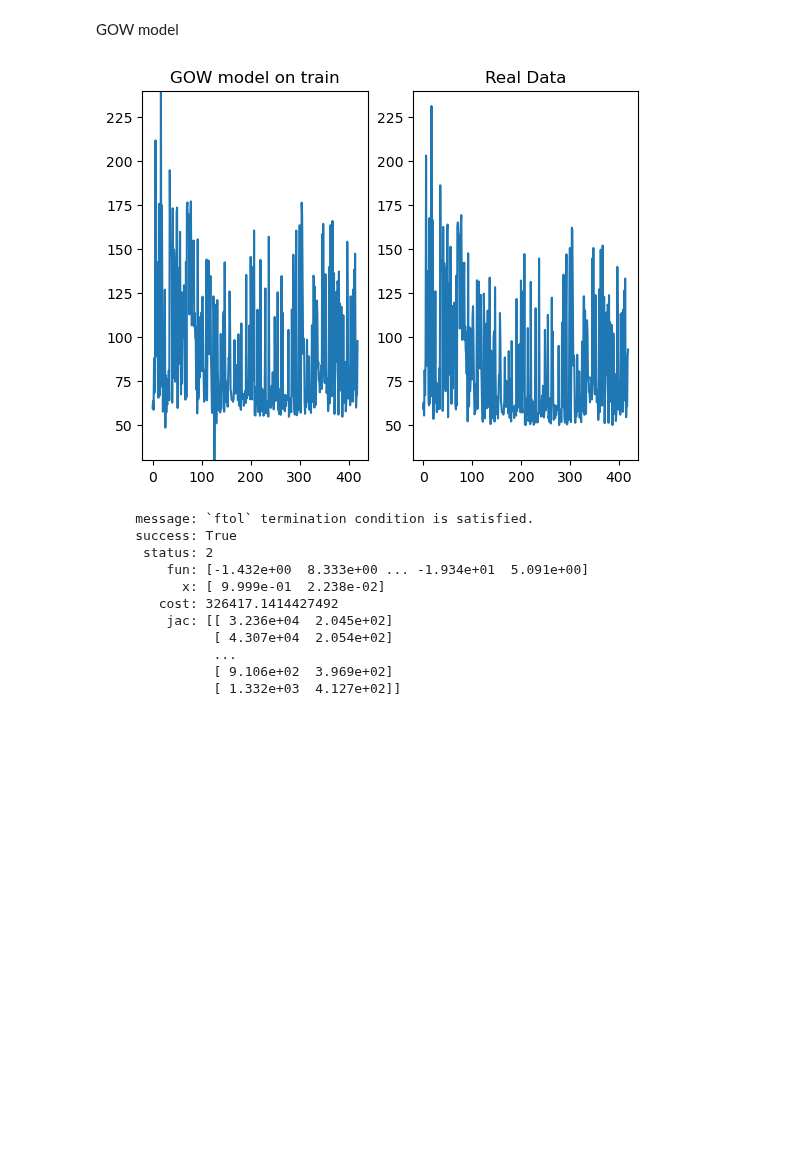
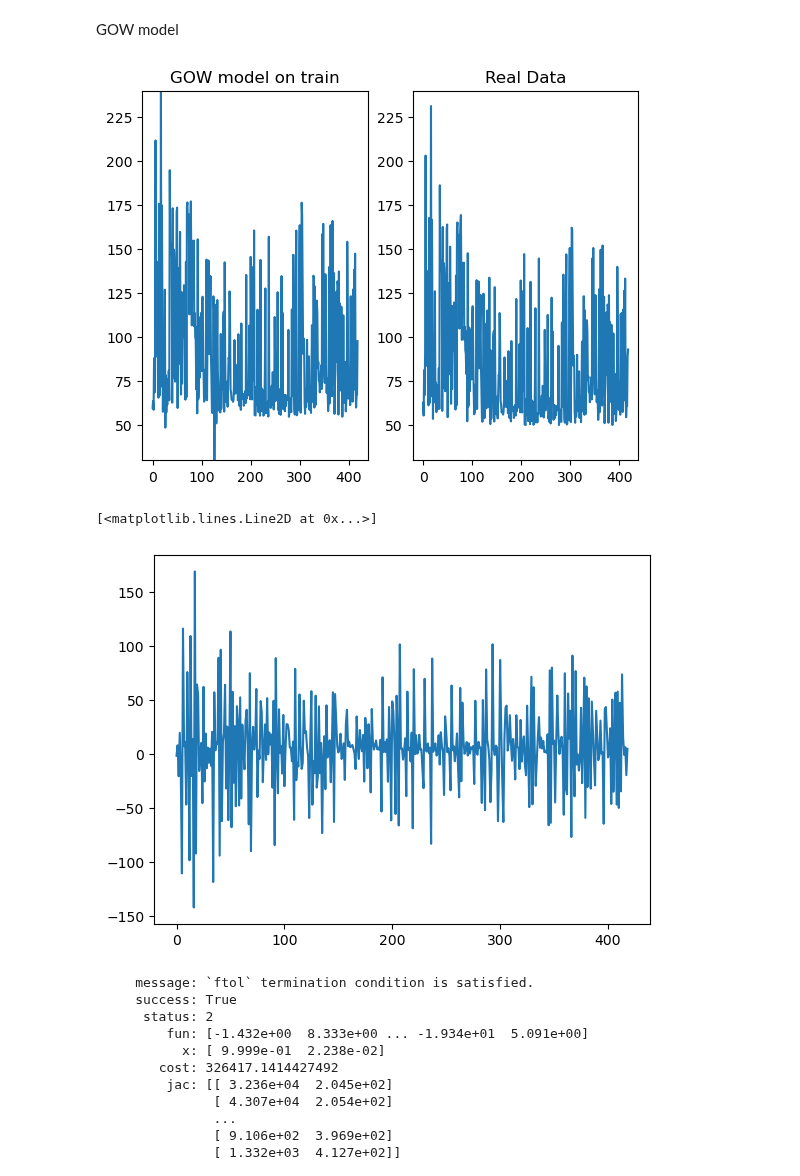
Before and after one commit to VsevolodZaostrovsky/OWModel, a Jupyter notebook: ImpactPrediction/FittingModels.ipynb, the cells around one changed output. Cells and saved outputs as stored; diff of their text form; code cells hidden in the pictures; blank space fills up the shorter version.

```diff
--- a/ImpactPrediction/FittingModels.ipynb
+++ b/ImpactPrediction/FittingModels.ipynb
@@ -12,30 +12,49 @@ GOW model
 # %%
 MI = np.array(dQI[' Impact'])
 dQ= np.array(dQI[' DeltaQ'])
 T = np.array(dQI['Time'])
+
+
+# Модель 0. Это попробовали:  I_{t+1} = I_{t} * \rho^{t_{i+1} - t_i} + \lamda * dQ
+
+# Модель 1. Описание ниже:
+# Всё безобразие сделать в R
+# dQ = dQ / (t_{i+1} - t_i)
+# Нужно так пересчитать маркет импакт: I_{t+1} = log(S_{t_{i+1}}/S_{t_{i}}) / (t_{i+1} - t_i)
+# I_{t+1} = I_{t} * \rho + \lamda * dQ
+
+# Модель 2:
+# I_{t+1} = log(S_{t_{i+1}}/S_{t_{i}}) / (dQ_{i+1})
+# I_{t+1} = I_{t} * \alpha + \lamda (Можно автоариму попробовать)
+
+# Модель 3. Это попробовали:  I_{t+1} = I_{t} * \rho^{t_{i+1} - t_i} + \lamda * dQ
 
 
 def fun(x, mi: np.array, mi_prev: np.array, dq: np.array, dt: np.array):
             return np.power(x[0], dt) * mi_prev + x[1] * dq - mi
 
 res_lsq = least_squares(fun, np.array([1., 0.5]), args=(MI[1:], MI[:-1], dQ[1:], np.diff(T)))
 
 Ipred = np.power(res_lsq.x[0], np.diff(T)) * MI[:-1] + res_lsq.x[1] * dQ[:-1]
 
 plt.figure()
 
 plt.subplot(121)
 plt.plot(np.arange(len(Ipred)), Ipred)
 plt.ylim(30, 240)
 plt.title("GOW model on train")
 plt.subplot(122)
-plt.plot(np.arange(len(MI)), np.array(MI))
+plt.plot(np.arange(len(MI[1:])), np.array(MI[1:]))
 plt.ylim(30, 240)
 plt.title("Real Data")
 
 plt.show()
+
+plt.plot(res_lsq.fun)
 # %% [output]
-[figure, old version]
+[figure, new version]
+[<matplotlib.lines.Line2D at 0x...>]
+[figure, added]
 # %%
 print(res_lsq)
 # %% [output]
```
Also changed, not shown: parts of 10 cells of this notebook, 1 other file.
